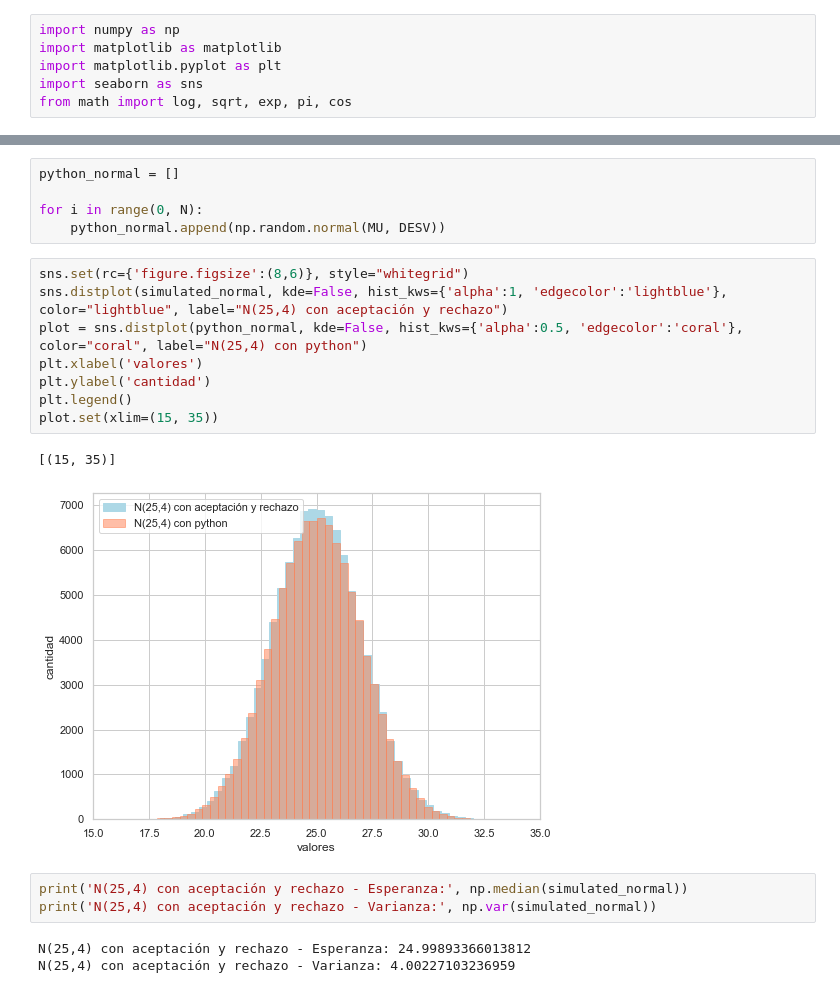
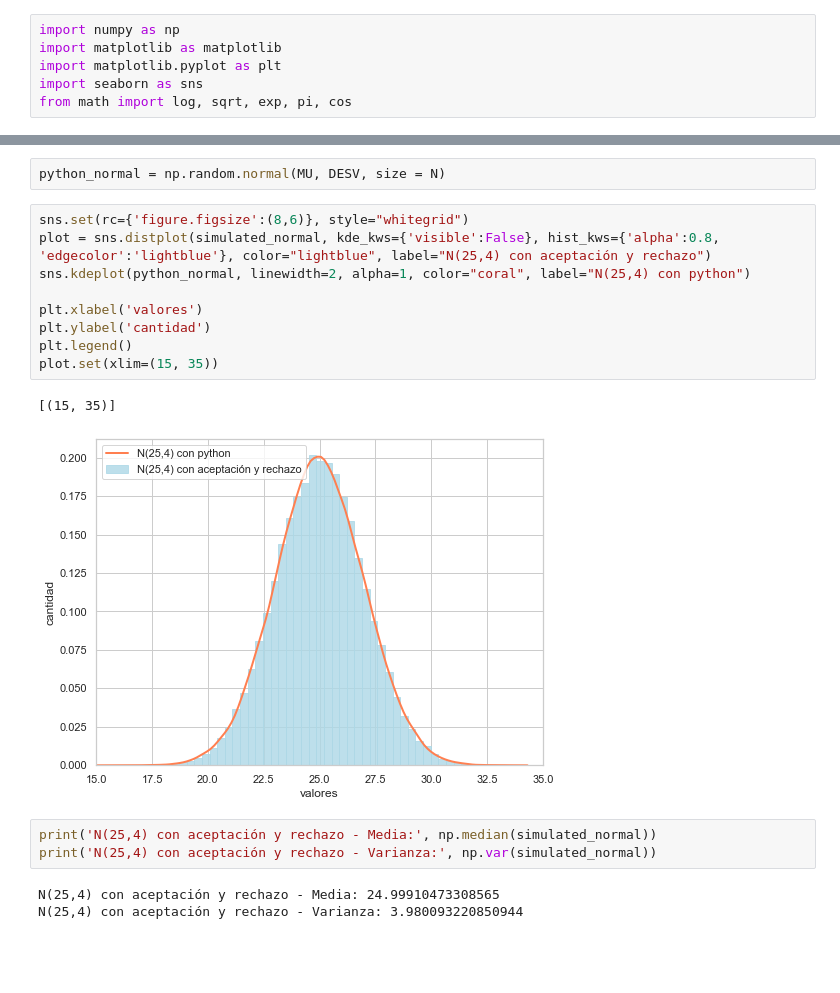
Before and after one commit to lautarodelosheros/fiuba-simulacion, a Jupyter notebook: main/ej4.ipynb, the cells around one changed output, grey strips where cells are left out. Cells and saved outputs as stored; diff of their text form; blank space fills up the shorter version.

Commit message:
Cambio el grafico de la normal de Python a tipo linea

```diff
--- a/main/ej4.ipynb
+++ b/main/ej4.ipynb
@@ -61,22 +63,20 @@ plot.set(xlim=(15, 35))
 # %%
-python_normal = []
-
-for i in range(0, N):
-    python_normal.append(np.random.normal(MU, DESV))
+python_normal = np.random.normal(MU, DESV, size = N)
 # %%
 sns.set(rc={'figure.figsize':(8,6)}, style="whitegrid")
-sns.distplot(simulated_normal, kde=False, hist_kws={'alpha':1, 'edgecolor':'lightblue'}, color="lightblue", label="N(25,4) con aceptación y rechazo")
-plot = sns.distplot(python_normal, kde=False, hist_kws={'alpha':0.5, 'edgecolor':'coral'}, color="coral", label="N(25,4) con python")
+plot = sns.distplot(simulated_normal, kde_kws={'visible':False}, hist_kws={'alpha':0.8, 'edgecolor':'lightblue'}, color="lightblue", label="N(25,4) con aceptación y rechazo")
+sns.kdeplot(python_normal, linewidth=2, alpha=1, color="coral", label="N(25,4) con python")
+
 plt.xlabel('valores')
 plt.ylabel('cantidad')
 plt.legend()
 plot.set(xlim=(15, 35))
 # %% [output]
 [(15, 35)]
-[figure, old version]
+[figure, new version]
 # %%
-print('N(25,4) con aceptación y rechazo - Esperanza:', np.median(simulated_normal))
+print('N(25,4) con aceptación y rechazo - Media:', np.median(simulated_normal))
 print('N(25,4) con aceptación y rechazo - Varianza:', np.var(simulated_normal))
 # %% [output]
-N(25,4) con aceptación y rechazo - Esperanza: 24.99893366013812
-N(25,4) con aceptación y rechazo - Varianza: 4.00227103236959
+N(25,4) con aceptación y rechazo - Media: 24.99910473308565
+N(25,4) con aceptación y rechazo - Varianza: 3.980093220850944
```
Also changed, not shown: parts of 3 cells of this notebook.
